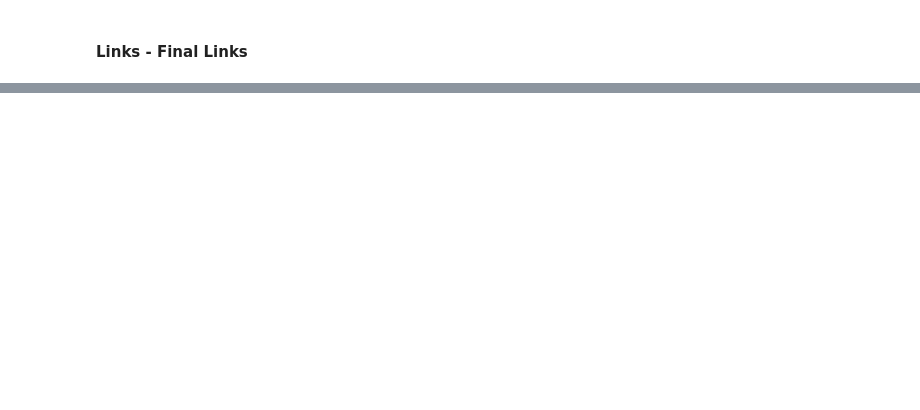
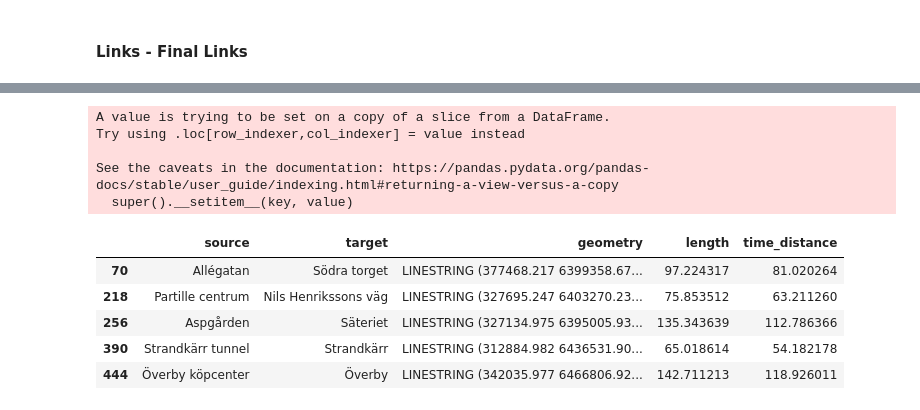
Before and after one commit to FlaviaMLopes/TUPTP, a Jupyter notebook: 1 - Notebooks_multimodal_models/7 - pt_7_one_direction_stops_filtered_trivial_nodes_links_by_links/pt_7_odirection_stops_filtered_trivial_nodes_links_by_links.ipynb, the cells around one changed output, grey strips where cells are left out. Drawn from its saved outputs; the diff is of its cells as text; code cells hidden in the pictures; blank space fills up the shorter version.

```diff
--- a/1 - Notebooks_multimodal_models/7 - pt_7_one_direction_stops_filtered_trivial_nodes_links_by_links/pt_7_odirection_stops_filtered_trivial_nodes_links_by_links.ipynb
+++ b/1 - Notebooks_multimodal_models/7 - pt_7_one_direction_stops_filtered_trivial_nodes_links_by_links/pt_7_odirection_stops_filtered_trivial_nodes_links_by_links.ipynb
@@ -425,0 +502,32 @@ links_pt_8.to_postgis('links_pt_8', engine, schema='pt_8_stopareassecondfilter_o
+# %%
+# Filter and organize the tables
+# Step 9: Filter the transfers between different stops
+transfers_diff_stop = nodes_transfer_diff_stop[nodes_transfer_diff_stop['length'] > 0]
+
+# Step 10: Drop the duplicates of symmetric pairs
+transfers_diff_stop ['symmetric_pairs'] = transfers_diff_stop[['source',
+                                                               'target']].apply(lambda x: '-'.join(sorted(x)),
+                                                                                axis=1)
+transfers_diff_stop = transfers_diff_stop.drop_duplicates(subset = ['symmetric_pairs'])
+
+# Step 11: Filter the necessary columns
+transfers_diff_stop = transfers_diff_stop [['stop_areas_name_source',
+                                            'stop_areas_name_target',
+                                            'geometry',
+                                            'length',
+                                            'time_distance']].rename(columns={'stop_areas_name_source':'source',
+                                                                              'stop_areas_name_target':'target'}).drop_duplicates()
+# Step 12 : Display the final results
+transfers_diff_stop.head()
+# %% [output]
+A value is trying to be set on a copy of a slice from a DataFrame.
+Try using .loc[row_indexer,col_indexer] = value instead
+
+See the caveats in the documentation: https://pandas.pydata.org/pandas-docs/stable/user_guide/indexing.html#returning-a-view-versus-a-copy
+  super().__setitem__(key, value)
+|  | source | target | geometry | length | time_distance |
+| 70 | Allégatan | Södra torget | LINESTRING (377468.217 6399358.67... | 97.224317 | 81.020264 |
+| 218 | Partille centrum | Nils Henrikssons väg | LINESTRING (327695.247 6403270.23... | 75.853512 | 63.211260 |
+| 256 | Aspgården | Säteriet | LINESTRING (327134.975 6395005.93... | 135.343639 | 112.786366 |
+| 390 | Strandkärr tunnel | Strandkärr | LINESTRING (312884.982 6436531.90... | 65.018614 | 54.182178 |
+| 444 | Överby köpcenter | Överby | LINESTRING (342035.977 6466806.92... | 142.711213 | 118.926011 |
```
Also changed, not shown: parts of 32 cells of this notebook, 1 other file.
